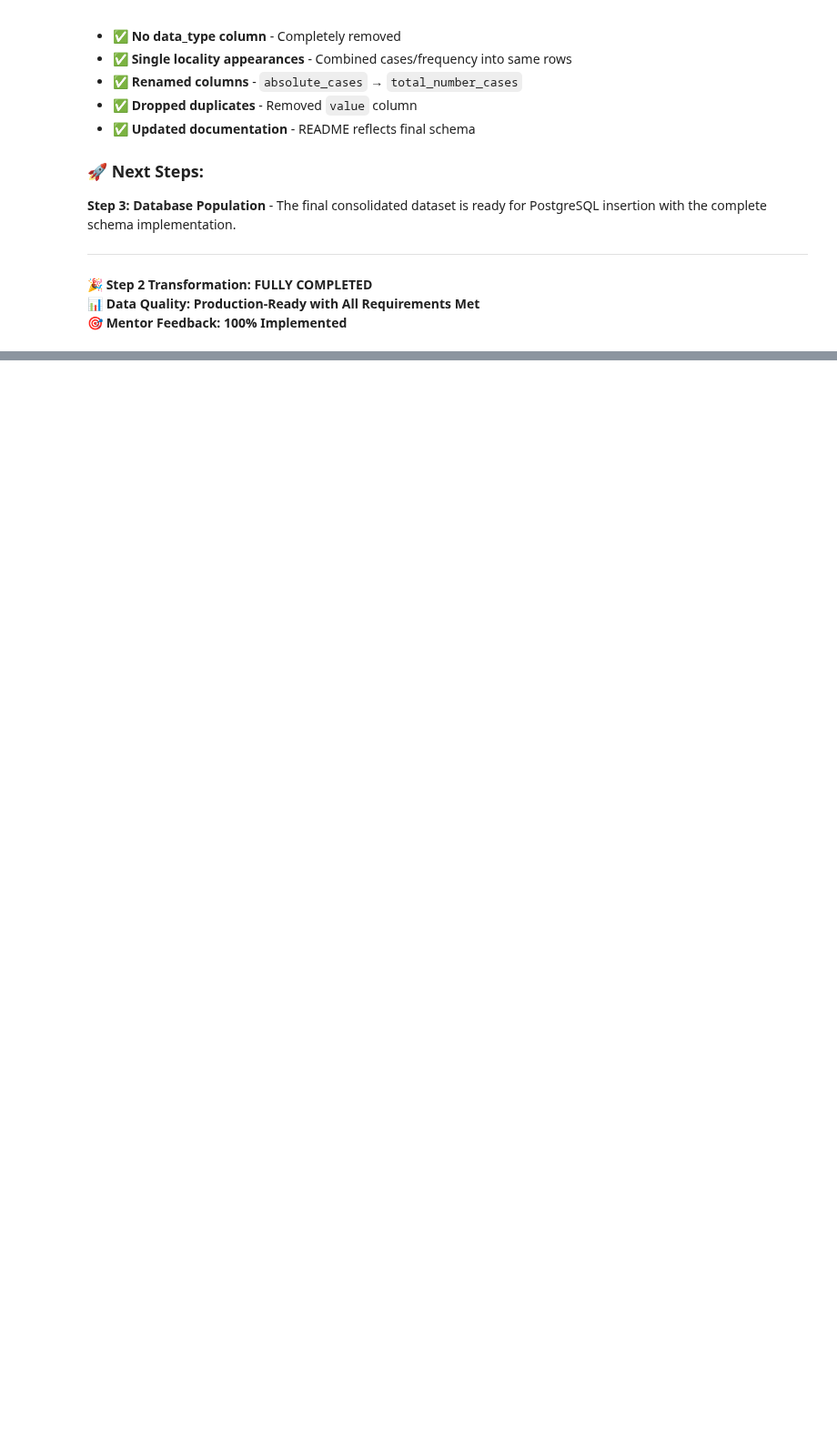
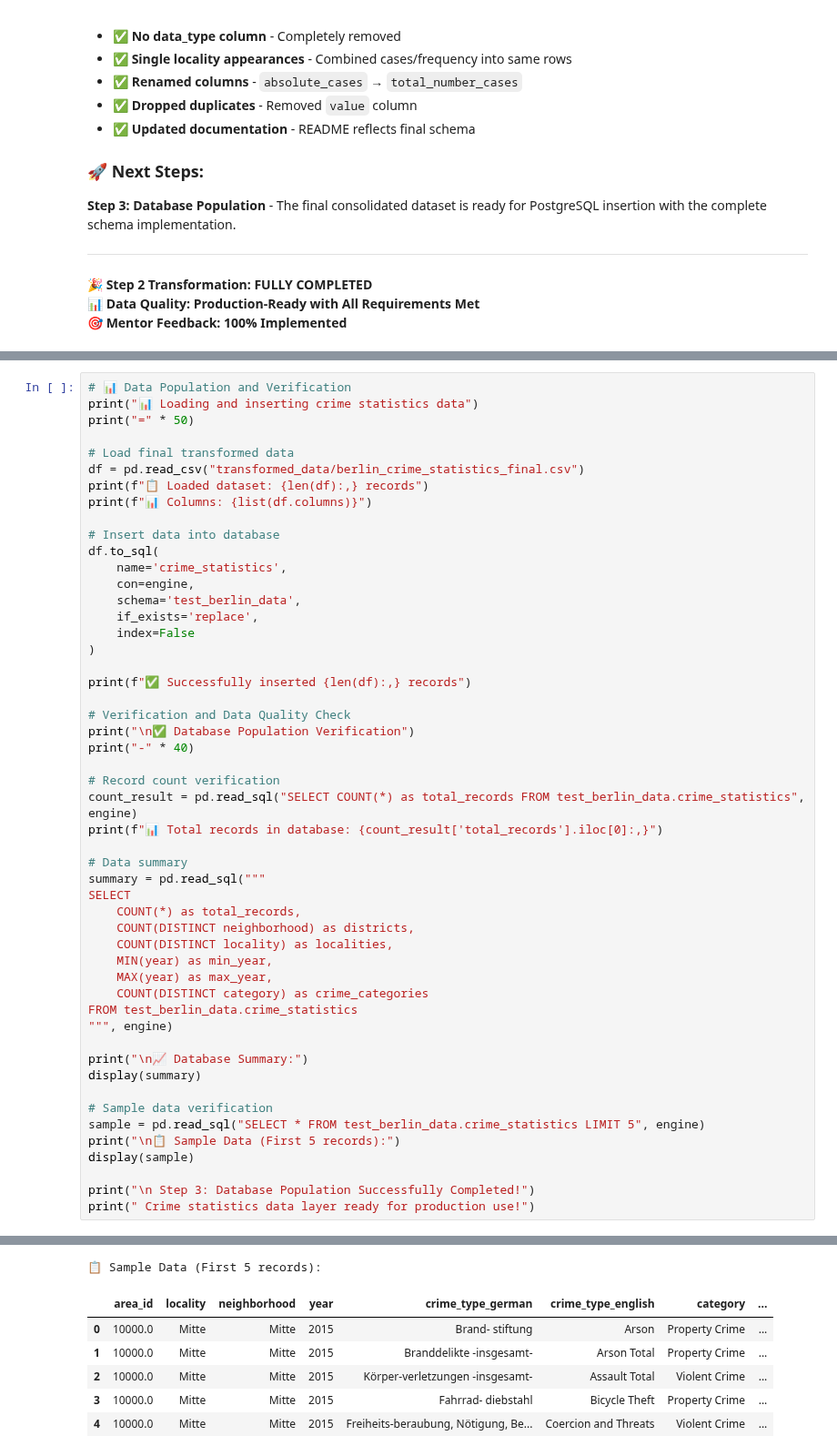
Before and after one commit to webeet-io/layered-populate-data-pool-da, a Jupyter notebook: crime_statistics/scripts/Berlin_Crime_Statistics_Transformation.ipynb, the cells around one changed output, grey strips where cells are left out. Shown at 91% size. Saved outputs shown, nothing was run; the diff lists cells and outputs as text; blank space fills up the shorter version.

```diff
--- a/crime_statistics/scripts/Berlin_Crime_Statistics_Transformation.ipynb
+++ b/crime_statistics/scripts/Berlin_Crime_Statistics_Transformation.ipynb
@@ -805,0 +890,52 @@ area_id,locality,neighborhood,year,crime_type_german,crime_type_english,category
+# %%
+# 📊 Data Population and Verification
+print("📊 Loading and inserting crime statistics data")
+print("=" * 50)
+
+# Load final transformed data
+df = pd.read_csv("transformed_data/berlin_crime_statistics_final.csv")
+print(f"📋 Loaded dataset: {len(df):,} records")
+print(f"📊 Columns: {list(df.columns)}")
+
+# Insert data into database
+df.to_sql(
+    name='crime_statistics',
+    con=engine,
+    schema='test_berlin_data',
+    if_exists='replace',
+    index=False
+)
+
+print(f"✅ Successfully inserted {len(df):,} records")
+
+# Verification and Data Quality Check
+print("\n✅ Database Population Verification")
+print("-" * 40)
+
+# Record count verification
+count_result = pd.read_sql("SELECT COUNT(*) as total_records FROM test_berlin_data.crime_statistics", engine)
+print(f"📊 Total records in database: {count_result['total_records'].iloc[0]:,}")
+
+# Data summary
+summary = pd.read_sql("""
+SELECT
+    COUNT(*) as total_records,
+    COUNT(DISTINCT neighborhood) as districts,
+    COUNT(DISTINCT locality) as localities,
+    MIN(year) as min_year,
+    MAX(year) as max_year,
+    COUNT(DISTINCT category) as crime_categories
+FROM test_berlin_data.crime_statistics
+""", engine)
+
+print("\n📈 Database Summary:")
+display(summary)
+
+# Sample data verification
+sample = pd.read_sql("SELECT * FROM test_berlin_data.crime_statistics LIMIT 5", engine)
+print("\n📋 Sample Data (First 5 records):")
+display(sample)
+
+print("\n Step 3: Database Population Successfully Completed!")
+print(" Crime statistics data layer ready for production use!")
+# %% [output]
@@ -805,0 +955,7 @@ area_id,locality,neighborhood,year,crime_type_german,crime_type_english,category
+📋 Sample Data (First 5 records):
+|  | area_id | locality | neighborhood | year | crime_type_german | crime_type_english | category | ... |
+| 0 | 10000.0 | Mitte | Mitte | 2015 | Brand- stiftung | Arson | Property Crime | ... |
+| 1 | 10000.0 | Mitte | Mitte | 2015 | Branddelikte -insgesamt- | Arson Total | Property Crime | ... |
+| 2 | 10000.0 | Mitte | Mitte | 2015 | Körper-verletzungen -insgesamt- | Assault Total | Violent Crime | ... |
+| 3 | 10000.0 | Mitte | Mitte | 2015 | Fahrrad- diebstahl | Bicycle Theft | Property Crime | ... |
+| 4 | 10000.0 | Mitte | Mitte | 2015 | Freiheits-beraubung, Nötigung, Be... | Coercion and Threats | Violent Crime | ... |
```
Also changed, not shown: parts of 4 cells of this notebook, 2 other files.
